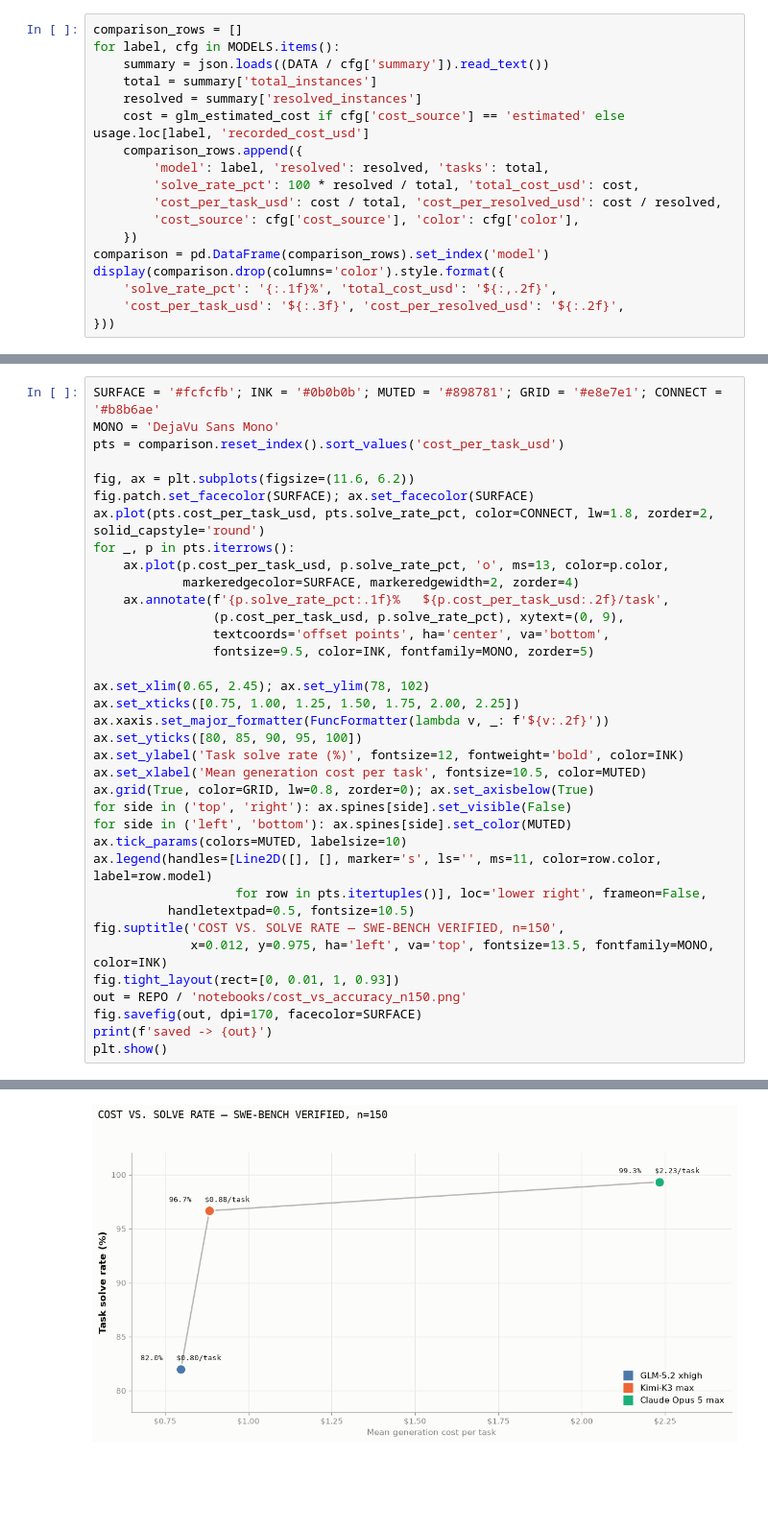
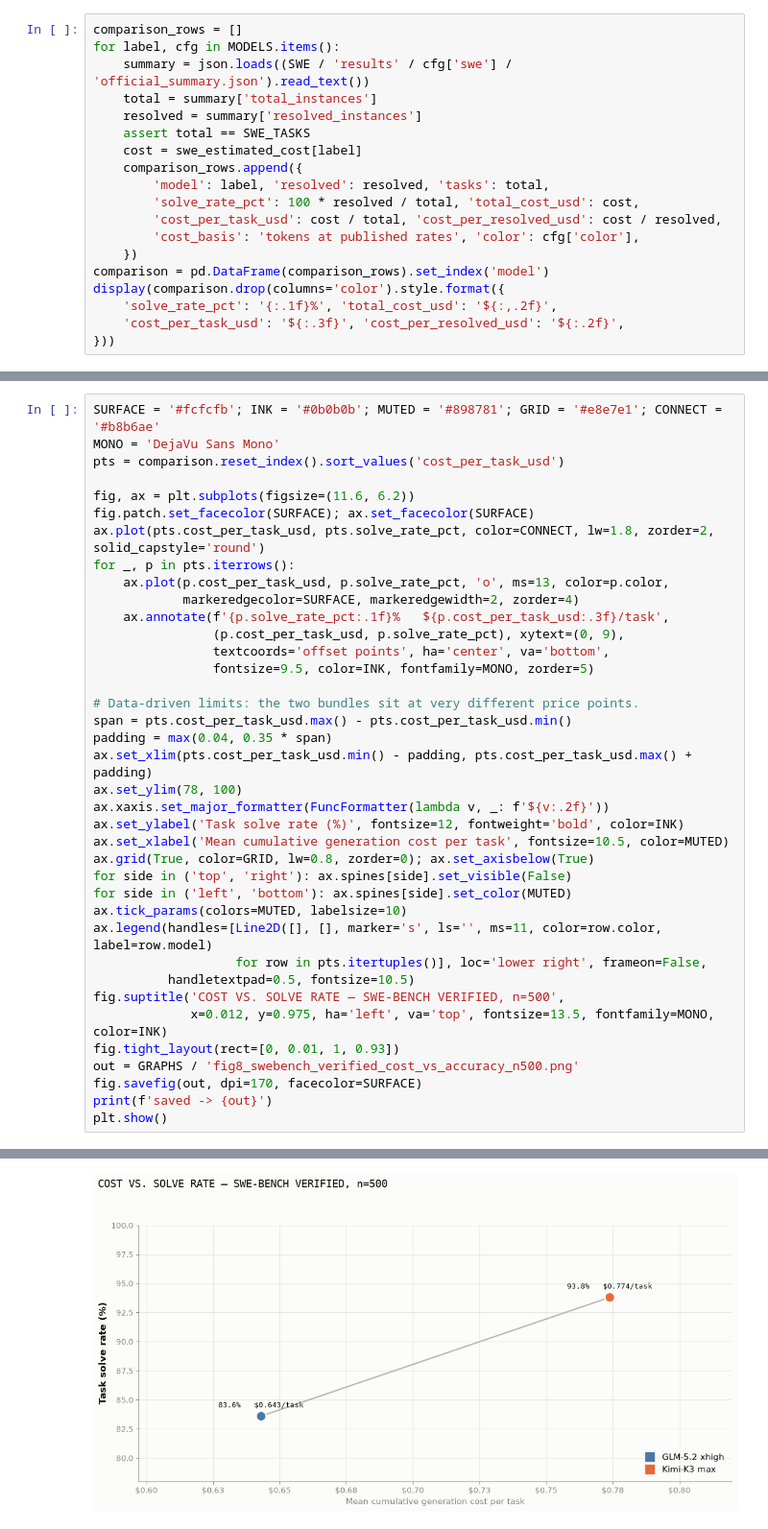
Before and after one commit to sen-37290/agent-benchmark, a Jupyter notebook: notebooks/fig8_cost_vs_accuray.ipynb, the cells around one changed output, grey strips where cells are left out. Shown at 96% size. Saved outputs shown, nothing was run; the diff lists cells and outputs as text; blank space fills up the shorter version.

```diff
--- a/notebooks/fig8_cost_vs_accuray.ipynb
+++ b/notebooks/fig8_cost_vs_accuray.ipynb
@@ -140,15 +254,16 @@ Estimated GLM-5.2 mean/task: $0.798
 # %%
 comparison_rows = []
 for label, cfg in MODELS.items():
-    summary = json.loads((DATA / cfg['summary']).read_text())
+    summary = json.loads((SWE / 'results' / cfg['swe'] / 'official_summary.json').read_text())
     total = summary['total_instances']
     resolved = summary['resolved_instances']
-    cost = glm_estimated_cost if cfg['cost_source'] == 'estimated' else usage.loc[label, 'recorded_cost_usd']
+    assert total == SWE_TASKS
+    cost = swe_estimated_cost[label]
     comparison_rows.append({
         'model': label, 'resolved': resolved, 'tasks': total,
         'solve_rate_pct': 100 * resolved / total, 'total_cost_usd': cost,
         'cost_per_task_usd': cost / total, 'cost_per_resolved_usd': cost / resolved,
-        'cost_source': cfg['cost_source'], 'color': cfg['color'],
+        'cost_basis': 'tokens at published rates', 'color': cfg['color'],
     })
 comparison = pd.DataFrame(comparison_rows).set_index('model')
 display(comparison.drop(columns='color').style.format({
@@ -176,17 +290,19 @@ ax.plot(pts.cost_per_task_usd, pts.solve_rate_pct, color=CONNECT, lw=1.8, zorder
 for _, p in pts.iterrows():
     ax.plot(p.cost_per_task_usd, p.solve_rate_pct, 'o', ms=13, color=p.color,
             markeredgecolor=SURFACE, markeredgewidth=2, zorder=4)
-    ax.annotate(f'{p.solve_rate_pct:.1f}%   ${p.cost_per_task_usd:.2f}/task',
+    ax.annotate(f'{p.solve_rate_pct:.1f}%   ${p.cost_per_task_usd:.3f}/task',
                 (p.cost_per_task_usd, p.solve_rate_pct), xytext=(0, 9),
                 textcoords='offset points', ha='center', va='bottom',
                 fontsize=9.5, color=INK, fontfamily=MONO, zorder=5)
 
-ax.set_xlim(0.65, 2.45); ax.set_ylim(78, 102)
-ax.set_xticks([0.75, 1.00, 1.25, 1.50, 1.75, 2.00, 2.25])
+# Data-driven limits: the two bundles sit at very different price points.
+span = pts.cost_per_task_usd.max() - pts.cost_per_task_usd.min()
+padding = max(0.04, 0.35 * span)
+ax.set_xlim(pts.cost_per_task_usd.min() - padding, pts.cost_per_task_usd.max() + padding)
+ax.set_ylim(78, 100)
 ax.xaxis.set_major_formatter(FuncFormatter(lambda v, _: f'${v:.2f}'))
-ax.set_yticks([80, 85, 90, 95, 100])
 ax.set_ylabel('Task solve rate (%)', fontsize=12, fontweight='bold', color=INK)
-ax.set_xlabel('Mean generation cost per task', fontsize=10.5, color=MUTED)
+ax.set_xlabel('Mean cumulative generation cost per task', fontsize=10.5, color=MUTED)
 ax.grid(True, color=GRID, lw=0.8, zorder=0); ax.set_axisbelow(True)
 for side in ('top', 'right'): ax.spines[side].set_visible(False)
 for side in ('left', 'bottom'): ax.spines[side].set_color(MUTED)
@@ -194,10 +310,10 @@ ax.tick_params(colors=MUTED, labelsize=10)
 ax.legend(handles=[Line2D([], [], marker='s', ls='', ms=11, color=row.color, label=row.model)
                    for row in pts.itertuples()], loc='lower right', frameon=False,
           handletextpad=0.5, fontsize=10.5)
-fig.suptitle('COST VS. SOLVE RATE — SWE-BENCH VERIFIED, n=150',
+fig.suptitle('COST VS. SOLVE RATE — SWE-BENCH VERIFIED, n=500',
              x=0.012, y=0.975, ha='left', va='top', fontsize=13.5, fontfamily=MONO, color=INK)
 fig.tight_layout(rect=[0, 0.01, 1, 0.93])
-out = REPO / 'notebooks/cost_vs_accuracy_n150.png'
+out = GRAPHS / 'fig8_swebench_verified_cost_vs_accuracy_n500.png'
 fig.savefig(out, dpi=170, facecolor=SURFACE)
 print(f'saved -> {out}')
 plt.show()
@@ -206 +322 @@ saved -> /Users/friendli/Documents/agent-benchmark/notebooks/cost_vs_accuracy_n1
-[figure, old version]
+[figure, new version]
```
Also changed, not shown: parts of 34 cells of this notebook, 5 other files.
